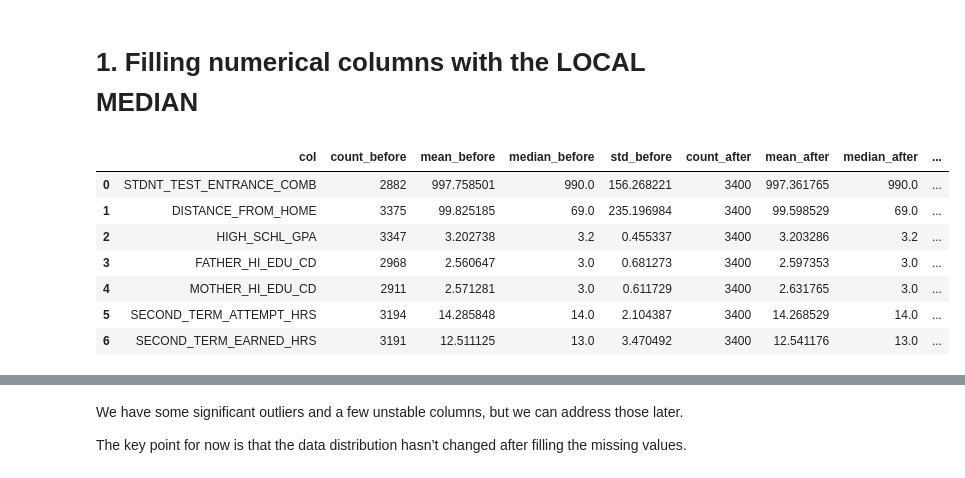
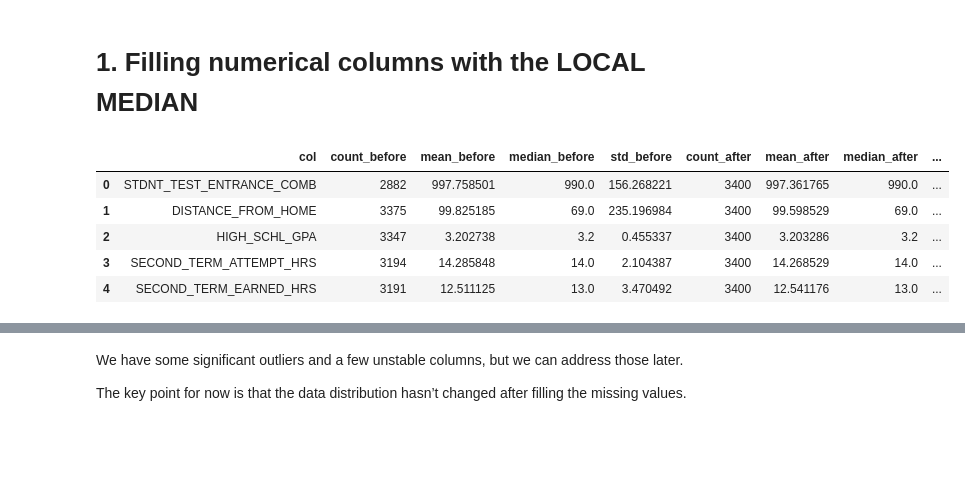
Before and after one commit to MuhammadSeyam/Student-Retention-Predictor, a Jupyter notebook: 1_Preprocessing.ipynb, the cells around one changed output, grey strips where cells are left out. Drawn from its saved outputs; the diff is of its cells as text; code cells hidden in the pictures; blank space fills up the shorter version.

```diff
--- a/1_Preprocessing.ipynb
+++ b/1_Preprocessing.ipynb
@@ -148,54 +139,45 @@ df['DISTANCE_FROM_HOME'] = df.groupby('IN_STATE_FLAG')['DISTANCE_FROM_HOME']\
 # %%
 df['HIGH_SCHL_GPA'] = df.groupby('STDNT_BACKGROUND')['HIGH_SCHL_GPA']\
                                 .transform(lambda x: x.fillna(x.median()))
-# %%
-df['FATHER_HI_EDU_CD'] = df.groupby('STDNT_BACKGROUND')['FATHER_HI_EDU_CD']\
-                                .transform(lambda x: x.fillna(x.median()))
-# %%
-df['MOTHER_HI_EDU_CD'] = df.groupby('STDNT_BACKGROUND')['MOTHER_HI_EDU_CD']\
-                                .transform(lambda x: x.fillna(x.median()))
 # %%
-df['SECOND_TERM_ATTEMPT_HRS'] = df.groupby('DEGREE_GROUP_CD')['SECOND_TERM_ATTEMPT_HRS']\
+df['SECOND_TERM_ATTEMPT_HRS'] = df.groupby('DEGREE_GROUP_DESC')['SECOND_TERM_ATTEMPT_HRS']\
                                 .transform(lambda x: x.fillna(x.median()))
 # %%
-df['SECOND_TERM_EARNED_HRS'] = df.groupby('DEGREE_GROUP_CD')['SECOND_TERM_EARNED_HRS']\
+df['SECOND_TERM_EARNED_HRS'] = df.groupby('DEGREE_GROUP_DESC')['SECOND_TERM_EARNED_HRS']\
                                 .transform(lambda x: x.fillna(x.median()))
 # %%
 numeric_cols = [
-    'STDNT_TEST_ENTRANCE_COMB', 'DISTANCE_FROM_HOME', 'HIGH_SCHL_GPA',
-    'FATHER_HI_EDU_CD', 'MOTHER_HI_EDU_CD', 'SECOND_TERM_ATTEMPT_HRS',
+    'STDNT_TEST_ENTRANCE_COMB', 'DISTANCE_FROM_HOME', 'HIGH_SCHL_GPA', 'SECOND_TERM_ATTEMPT_HRS',
     'SECOND_TERM_EARNED_HRS'
 ]
 
 summary_rows = []
 for col in numeric_cols:
     before = df_before[col]
     after  = df[col]
     summary_rows.append({
         'col': col,
         'count_before': before.count(),
         'mean_before': before.mean(),
         'median_before': before.median(),
         'std_before': before.std(),
         'count_after': after.count(),
         'mean_after': after.mean(),
         'median_after': after.median(),
         'std_after': after.std(),
         'mean_diff': after.mean() - before.mean(),
         'median_diff': after.median() - before.median()
     })
 
 import pandas as pd
 display(pd.DataFrame(summary_rows))
 # %% [output]
 |  | col | count_before | mean_before | median_before | std_before | count_after | mean_after | median_after | ... |
 | 0 | STDNT_TEST_ENTRANCE_COMB | 2882 | 997.758501 | 990.0 | 156.268221 | 3400 | 997.361765 | 990.0 | ... |
 | 1 | DISTANCE_FROM_HOME | 3375 | 99.825185 | 69.0 | 235.196984 | 3400 | 99.598529 | 69.0 | ... |
 | 2 | HIGH_SCHL_GPA | 3347 | 3.202738 | 3.2 | 0.455337 | 3400 | 3.203286 | 3.2 | ... |
-| 3 | FATHER_HI_EDU_CD | 2968 | 2.560647 | 3.0 | 0.681273 | 3400 | 2.597353 | 3.0 | ... |
-| 4 | MOTHER_HI_EDU_CD | 2911 | 2.571281 | 3.0 | 0.611729 | 3400 | 2.631765 | 3.0 | ... |
-| 5 | SECOND_TERM_ATTEMPT_HRS | 3194 | 14.285848 | 14.0 | 2.104387 | 3400 | 14.268529 | 14.0 | ... |
-| 6 | SECOND_TERM_EARNED_HRS | 3191 | 12.511125 | 13.0 | 3.470492 | 3400 | 12.541176 | 13.0 | ... |
+| 3 | SECOND_TERM_ATTEMPT_HRS | 3194 | 14.285848 | 14.0 | 2.104387 | 3400 | 14.268529 | 14.0 | ... |
+| 4 | SECOND_TERM_EARNED_HRS | 3191 | 12.511125 | 13.0 | 3.470492 | 3400 | 12.541176 | 13.0 | ... |
 # %%
 import matplotlib.pyplot as plt
 import seaborn as sns
```
Also changed, not shown: parts of 27 cells of this notebook, 15 other files.
